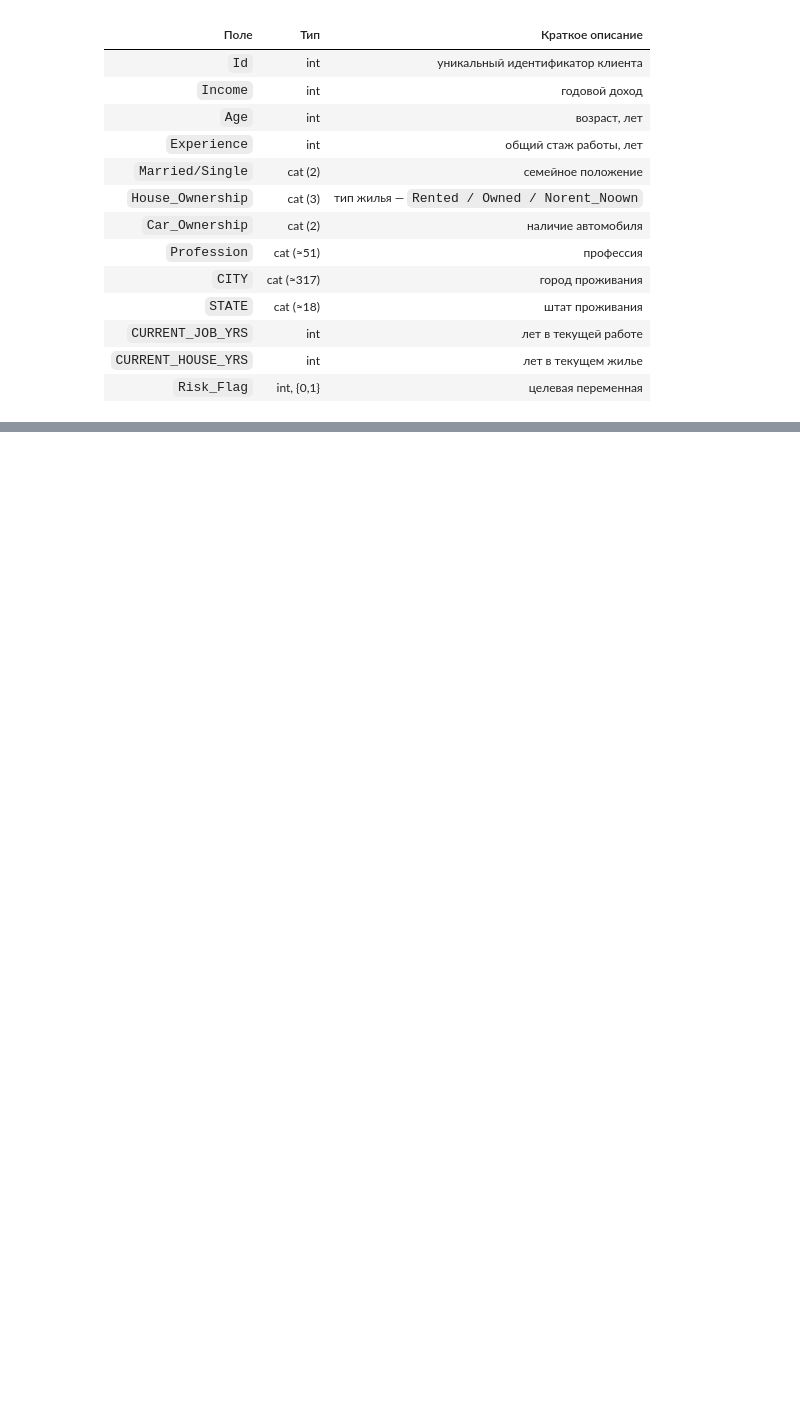
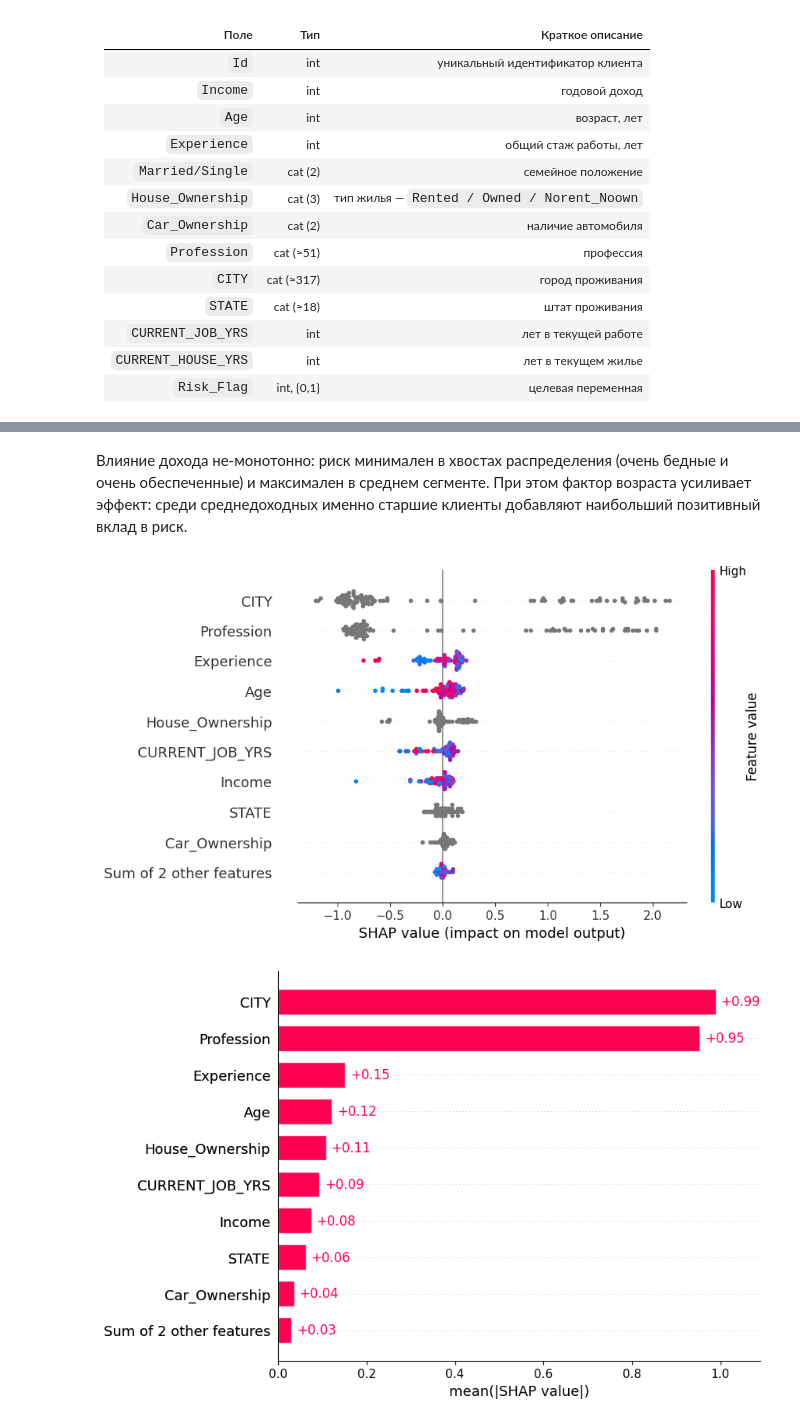
Before and after one commit to cfaring/ait-2025, a Jupyter notebook: lab6/lab6.ipynb, the cells around one changed output, grey strips where cells are left out. Cells and saved outputs as stored; diff of their text form; code cells hidden in the pictures; blank space fills up the shorter version.

```diff
--- a/lab6/lab6.ipynb
+++ b/lab6/lab6.ipynb
@@ -346,0 +368,9 @@ display(best_cat.plot_tree(tree_idx=idx, pool=pool))
+# %% [markdown]
+Влияние дохода не-монотонно: риск минимален в хвостах распределения (очень бедные и очень обеспеченные) и максимален в среднем сегменте. При этом фактор возраста усиливает эффект: среди среднедоходных именно старшие клиенты добавляют наибольший позитивный вклад в риск.
+# %%
+# Beeswarm + bar
+shap.plots.beeswarm(shap_values)
+shap.plots.bar(shap_values)
+# %% [output]
+[figure, added]
+[figure, added]
```
Also changed, not shown: parts of 66 cells of this notebook, 9 other files.
